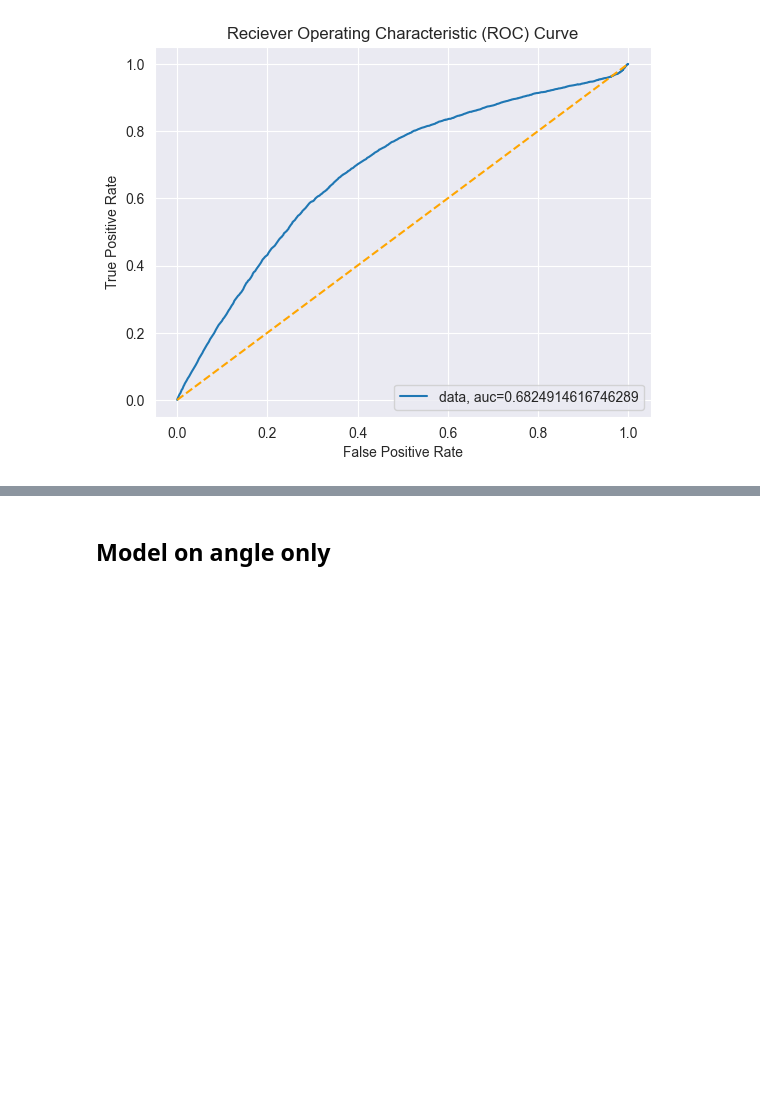
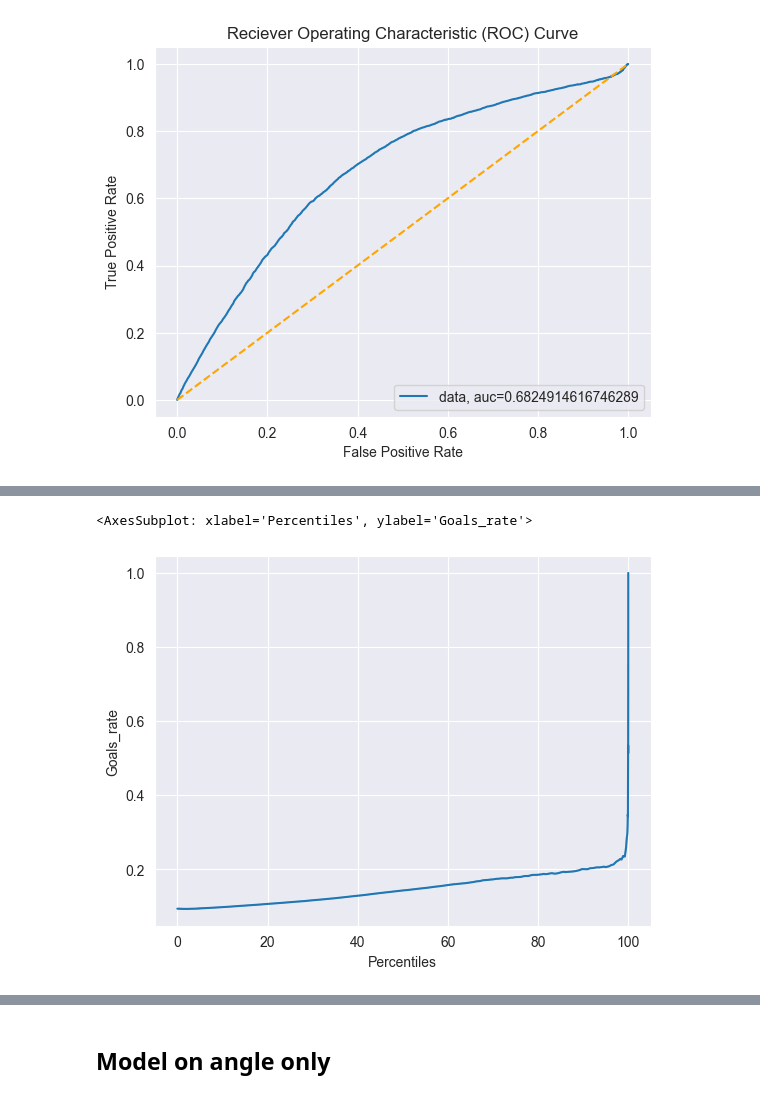
Before and after one commit to nassimwalha/IFT-6758, a Jupyter notebook: notebooks/Baseline Models.ipynb, the cells around one changed output, grey strips where cells are left out. Drawn from its saved outputs; the diff is of its cells as text; code cells hidden in the pictures; blank space fills up the shorter version.

Commit message:
Part 3: Missing random model

```diff
--- a/notebooks/Baseline Models.ipynb
+++ b/notebooks/Baseline Models.ipynb
@@ -358,3 +360,28 @@ plt.legend(loc=4)
 plt.show()
 # %% [output]
 [figure]
+# %%
+Dict_proba = {'Goal_Proba': model_dist.predict_proba(X_dist_test)[:,1]}
+Dict_proba
+df_proba = pd.DataFrame(Dict_proba)
+df_proba
+
+df_proba['Percentiles'] = df_proba.apply(lambda x: percentileofscore(df_proba['Goal_Proba'],x))
+df_proba
+
+df_proba['Goals'] = y_dist_test
+df_proba_sorted = df_proba.sort_values(by='Percentiles', ascending = False)
+df_proba_sorted
+
+df_proba_sorted['Goals_Cum'] = df_proba_sorted['Goals'].cumsum()
+df_proba_sorted
+
+df_proba_sorted.reset_index(drop = True, inplace=True)
+df_proba_sorted['Event_count_cum'] = df_proba_sorted.index+1
+df_proba_sorted
+
+
+df_proba_sorted = df_proba_sorted.assign(Goals_rate = lambda x: x['Goals_Cum']/x['Event_count_cum'])
+
+df_proba_sorted['Goals_Cum_Portion'] = df_proba_sorted['Goals_Cum']/max(df_proba_sorted['Goals_Cum'])
+df_proba_sorted
@@ -360,0 +402,5 @@ plt.show()
+# %%
+sns.lineplot(df_proba_sorted, x='Percentiles', y= 'Goals_rate')
+# %% [output]
+<AxesSubplot: xlabel='Percentiles', ylabel='Goals_rate'>
+[figure, added]
```
Also changed, not shown: parts of 13 cells of this notebook.
